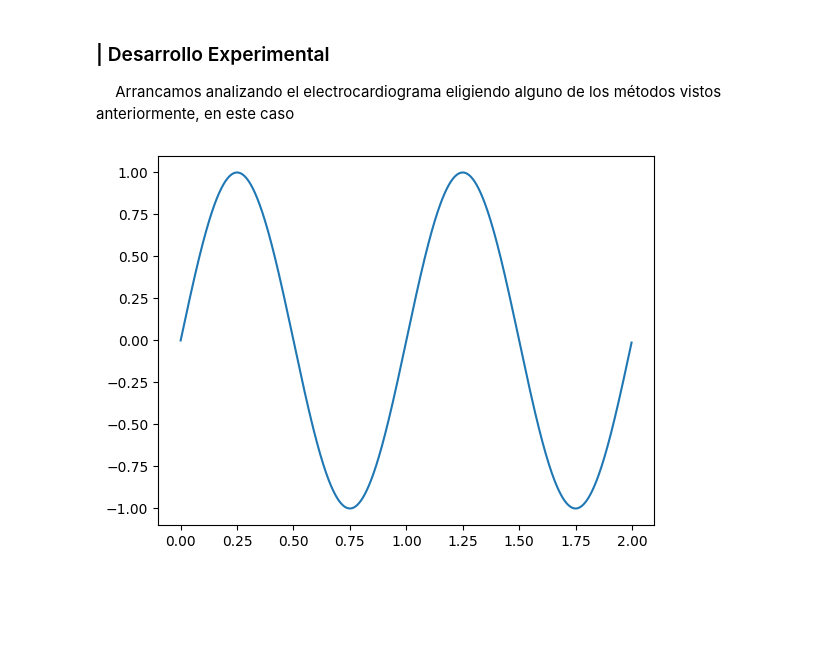
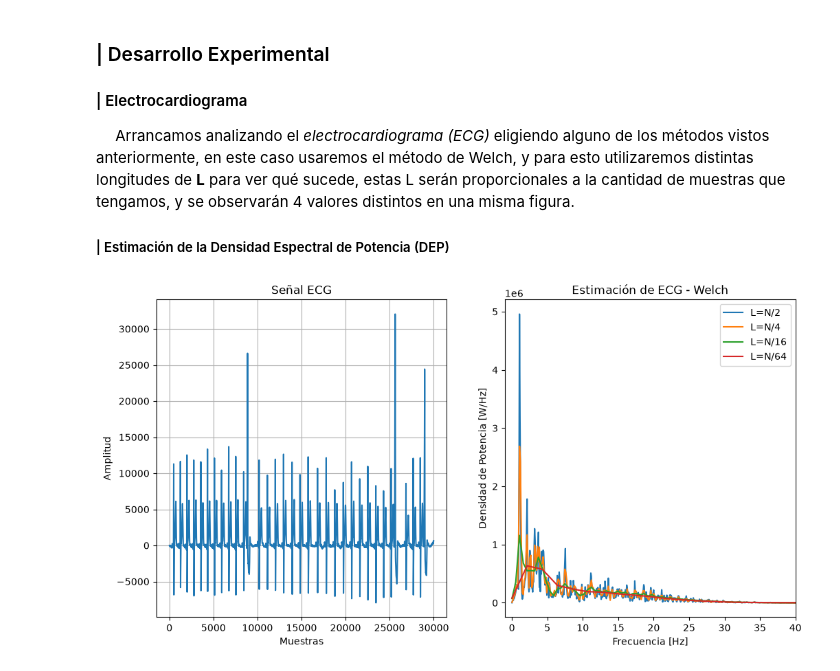
Before and after one commit to JoaquinBRios/APS-, a Jupyter notebook: TS5.ipynb, the cells around one changed output. Drawn from its saved outputs; the diff is of its cells as text; code cells hidden in the pictures; blank space fills up the shorter version.

```diff
--- a/TS5.ipynb
+++ b/TS5.ipynb
@@ -30,35 +30,60 @@ donde $M$ determina la cantidad de retardos de la autocorrelación que se utiliz
 # %% [markdown]
 ### | Desarrollo Experimental
-&emsp; Arrancamos analizando el electrocardiograma eligiendo alguno de los métodos vistos anteriormente, en este caso
+#### | Electrocardiograma
+&emsp; Arrancamos analizando el *electrocardiograma (ECG)* eligiendo alguno de los métodos vistos anteriormente, en este caso usaremos el método de Welch, y para esto utilizaremos distintas longitudes de **L** para ver qué sucede, estas L serán proporcionales a la cantidad de muestras que tengamos, y se observarán 4 valores distintos en una misma figura.
+##### | Estimación de la Densidad Espectral de Potencia (DEP)
 # %%
+from pathlib import Path
 import numpy as np
 import matplotlib.pyplot as plt
-from scipy.fft import fft, fftfreq
+from scipy import signal
+from scipy.signal import square, unit_impulse
+from scipy.fft import fft,  fftfreq
 
-N=1000
+import scipy.io as sio
+from scipy.io.wavfile import write
 
-CR = 200
-vmax = np.sqrt(2)
-fr=np.random.uniform(-2,2,CR)
-o0= (np.pi)/2
-ff=(o0) + fr *((2*np.pi)/N)
-MpP = 10 #Muestras por período
-ph = 0
-dc=0
+fig, (ax1, ax2) = plt.subplots(1, 2, figsize=(12, 6))
+
+#%%Definiciones
+N = 1000
 fs = 1000
-nn = np.arange(N)
 
-pr= 0.1
-#Hago el broadcast de los vectores nn y ff
+##################
+# Lectura de ECG #
+##################
 
-nn = nn.reshape(-1, 1)         # aseguramos que sea columna (4,1)
+fs_ECG = 1000 # Hz
 
-nn = np.tile(nn, (1, CR))
+##################
+## ECG sin ruido#
+##################
 
+ECG = np.load('ecg_sin_ruido.npy')
 
-ff= np.tile(ff, (N, 1)) #Repito el vector ff en CR filas
+ax1.set_title('Señal ECG')
+ax1.set_xlabel('Muestras')
+ax1.set_ylabel('Amplitud')
+ax1.plot(ECG)
+ax1.grid(True)
 
+NE = len(ECG)
+#%%
+frec, DEP_ECG_welch = signal.welch(ECG,fs=fs_ECG,nperseg=(max(1, NE//2))) #nperseg mide la longitud de cada periodograma para calcular la DEP
+frec2, DEP_PPG_welch2 = signal.welch(ECG, fs=fs_ECG, nperseg=max(1, NE//4))
+frec3, DEP_PPG_welch3 = signal.welch(ECG, fs=fs_ECG, nperseg=max(1, NE//16))
+frec4, DEP_PPG_welch4 = signal.welch(ECG, fs=fs_ECG, nperseg=max(1, NE//64))
 
-xx = vmax * np.sin(ff*(nn) + ph)
+ax2.set_title('Estimación de ECG - Welch')
+ax2.set_xlabel('Frecuencia [Hz]')
+ax2.set_ylabel('Densidad de Potencia [W/Hz]')
+ax2.plot(frec,DEP_ECG_welch, label = "L=N/2")
+ax2.plot(frec2,DEP_PPG_welch2, label = "L=N/4")
+ax2.plot(frec3,DEP_PPG_welch3, label = "L=N/16")
+ax2.plot(frec4,DEP_PPG_welch4, label = "L=N/64")
+ax2.set_xlim(-1, 40)
+ax2.legend()
+
+plt.show()
 # %% [output]
-[figure, old version]
+[figure, new version]
```
Also changed, not shown: parts of 3 cells of this notebook, 3 other files.
